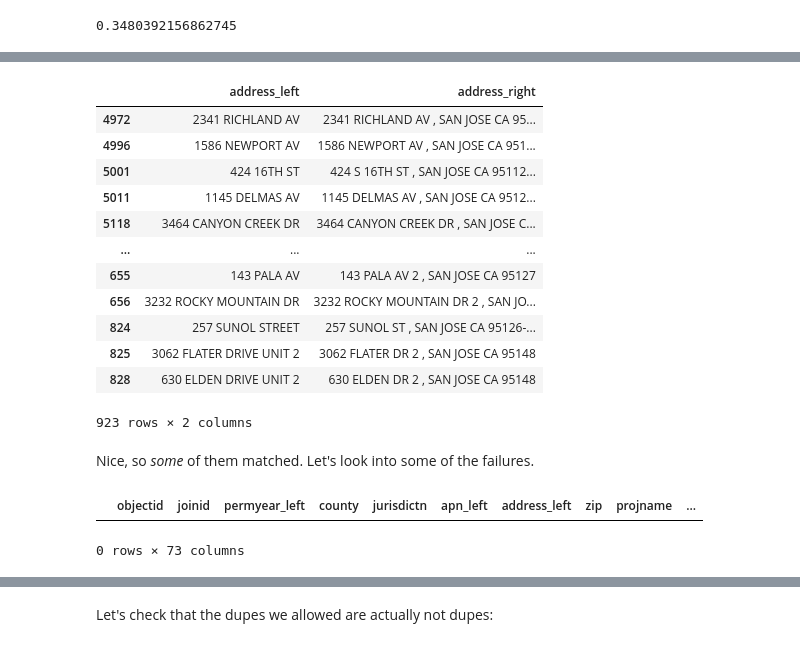
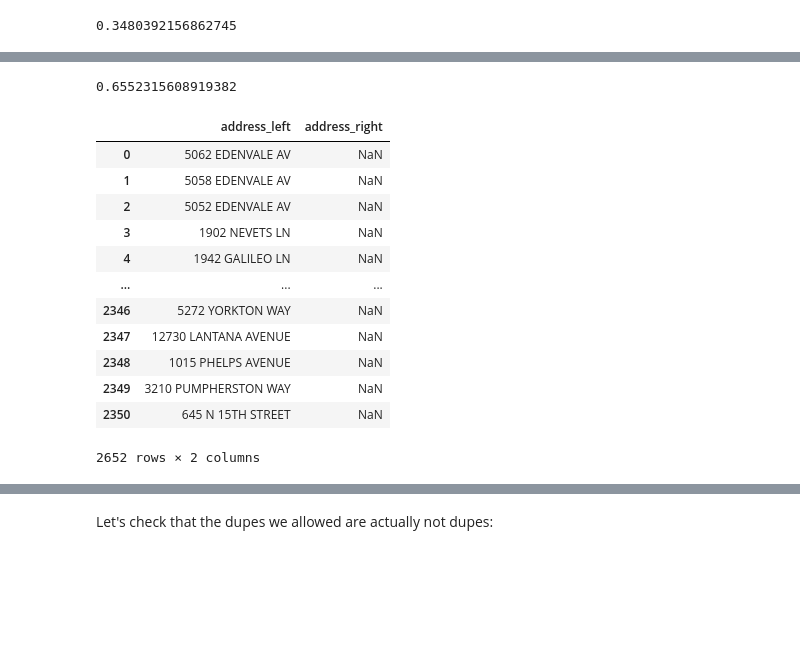
Before and after one commit to YIMBYdata/housing-elements, a Jupyter notebook: San Jose permits cleaning.ipynb, the cells around one changed output, grey strips where cells are left out. Saved outputs shown, nothing was run; the diff lists cells and outputs as text; code cells hidden in the pictures; blank space fills up the shorter version.

```diff
--- a/San Jose permits cleaning.ipynb
+++ b/San Jose permits cleaning.ipynb
@@ -89,7 +50,7 @@ AttributeError: 'NoneType' object has no attribute 'is_empty'
 # %%
 merged_df = gpd.sjoin(
     abag_permits_buffered_df,
-    permits_df,
+    permits_meters_df,
     how='left',
     op='intersects',
 )
@@ -100,25 +127,20 @@ merged_df['permyear_right'].notnull().mean()
+# %%
+merged_missing_df['apn_right'].isnull().mean()
+# %% [output]
+0.6552315608919382
 # %%
-merged_df[['address_left', 'address_right']].dropna()
+merged_df[['address_left', 'address_right']]
 # %% [output]
 |  | address_left | address_right |
-| 4972 | 2341 RICHLAND AV | 2341 RICHLAND AV , SAN JOSE CA 95... |
-| 4996 | 1586 NEWPORT AV | 1586 NEWPORT AV , SAN JOSE CA 951... |
-| 5001 | 424 16TH ST | 424 S 16TH ST , SAN JOSE CA 95112... |
-| 5011 | 1145 DELMAS AV | 1145 DELMAS AV , SAN JOSE CA 9512... |
-| 5118 | 3464 CANYON CREEK DR | 3464 CANYON CREEK DR , SAN JOSE C... |
+| 0 | 5062 EDENVALE AV | NaN |
+| 1 | 5058 EDENVALE AV | NaN |
+| 2 | 5052 EDENVALE AV | NaN |
+| 3 | 1902 NEVETS LN | NaN |
+| 4 | 1942 GALILEO LN | NaN |
 | ... | ... | ... |
-| 655 | 143 PALA AV | 143 PALA AV 2 , SAN JOSE CA 95127 |
-| 656 | 3232 ROCKY MOUNTAIN DR | 3232 ROCKY MOUNTAIN DR 2 , SAN JO... |
-| 824 | 257 SUNOL STREET | 257 SUNOL ST , SAN JOSE CA 95126-... |
-| 825 | 3062 FLATER DRIVE UNIT 2 | 3062 FLATER DR 2 , SAN JOSE CA 95148 |
-| 828 | 630 ELDEN DRIVE UNIT 2 | 630 ELDEN DR 2 , SAN JOSE CA 95148 |
+| 2346 | 5272 YORKTON WAY | NaN |
+| 2347 | 12730 LANTANA AVENUE | NaN |
+| 2348 | 1015 PHELPS AVENUE | NaN |
+| 2349 | 3210 PUMPHERSTON WAY | NaN |
+| 2350 | 645 N 15TH STREET | NaN |
-923 rows × 2 columns
+2652 rows × 2 columns
-# %% [markdown]
-Nice, so _some_ of them matched. Let's look into some of the failures.
-# %%
-merged_df[
-    merged_df['address_left'].isnull()
-]
-# %% [output]
-|  | objectid | joinid | permyear_left | county | jurisdictn | apn_left | address_left | zip | projname | ... |
-0 rows × 73 columns
```
Also changed, not shown: parts of 35 cells of this notebook, 5 other files.
